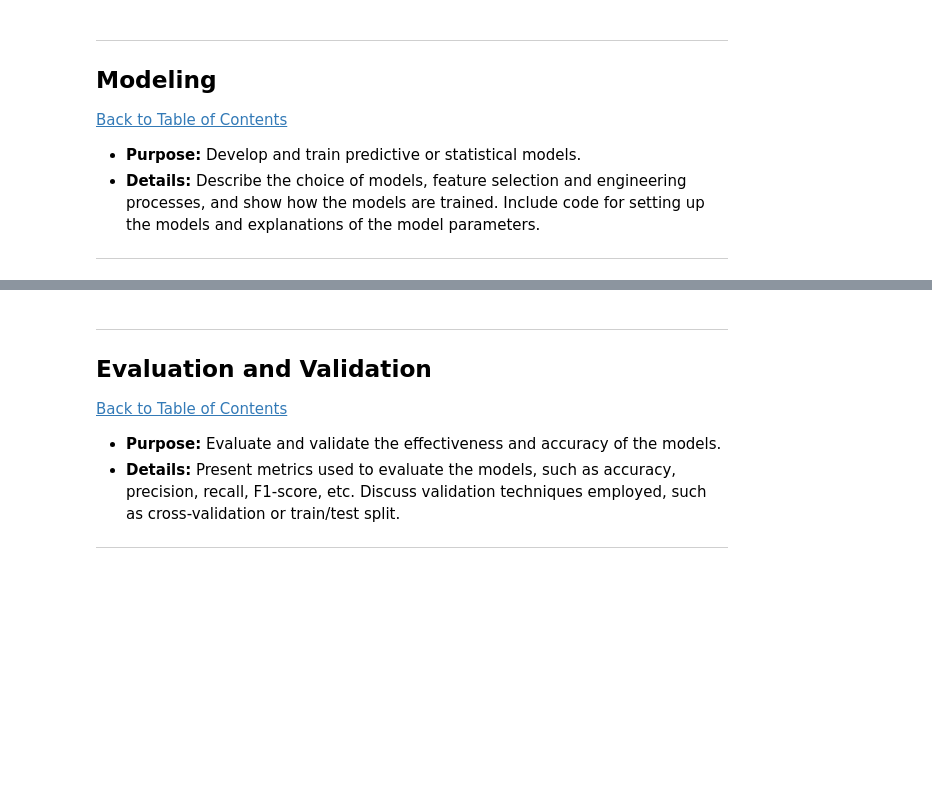
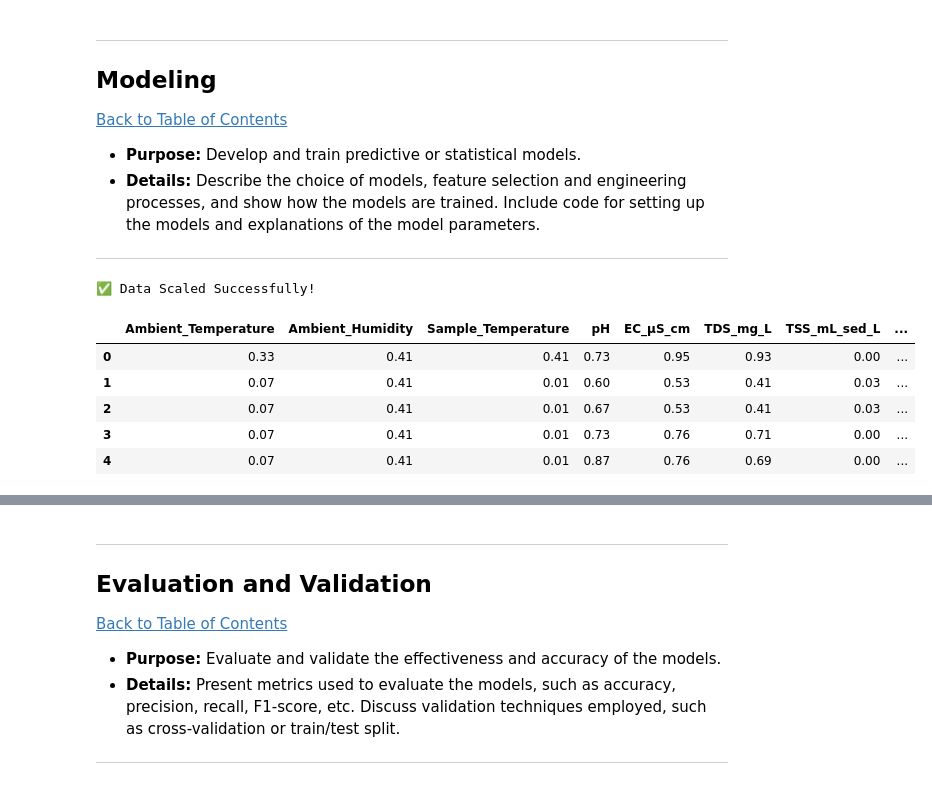
Before and after one commit to Jeremy809/Workplace, a Jupyter notebook: QCTO---Workplace-Module-Notebook-Template-4571.ipynb, the cells around one changed output, grey strips where cells are left out. Saved outputs shown, nothing was run; the diff lists cells and outputs as text; code cells hidden in the pictures; blank space fills up the shorter version.

```diff
--- a/QCTO---Workplace-Module-Notebook-Template-4571.ipynb
+++ b/QCTO---Workplace-Module-Notebook-Template-4571.ipynb
@@ -459,3 +459,17 @@ plt.show()
 * **Purpose:** Develop and train predictive or statistical models.
 * **Details:** Describe the choice of models, feature selection and engineering processes, and show how the models are trained. Include code for setting up the models and explanations of the model parameters.
 ---
+# %%
+scaler = MinMaxScaler()
+df_scaled = pd.DataFrame(scaler.fit_transform(df.select_dtypes(include=np.number)), columns=df.select_dtypes(include=np.number).columns)
+
+print("✅ Data Scaled Successfully!")
+df_scaled.head()
+# %% [output]
+✅ Data Scaled Successfully!
+|  | Ambient_Temperature | Ambient_Humidity | Sample_Temperature | pH | EC_µS_cm | TDS_mg_L | TSS_mL_sed_L | ... |
+| 0 | 0.33 | 0.41 | 0.41 | 0.73 | 0.95 | 0.93 | 0.00 | ... |
+| 1 | 0.07 | 0.41 | 0.01 | 0.60 | 0.53 | 0.41 | 0.03 | ... |
+| 2 | 0.07 | 0.41 | 0.01 | 0.67 | 0.53 | 0.41 | 0.03 | ... |
+| 3 | 0.07 | 0.41 | 0.01 | 0.73 | 0.76 | 0.71 | 0.00 | ... |
+| 4 | 0.07 | 0.41 | 0.01 | 0.87 | 0.76 | 0.69 | 0.00 | ... |
```
Also changed, not shown: parts of 2 cells of this notebook.
